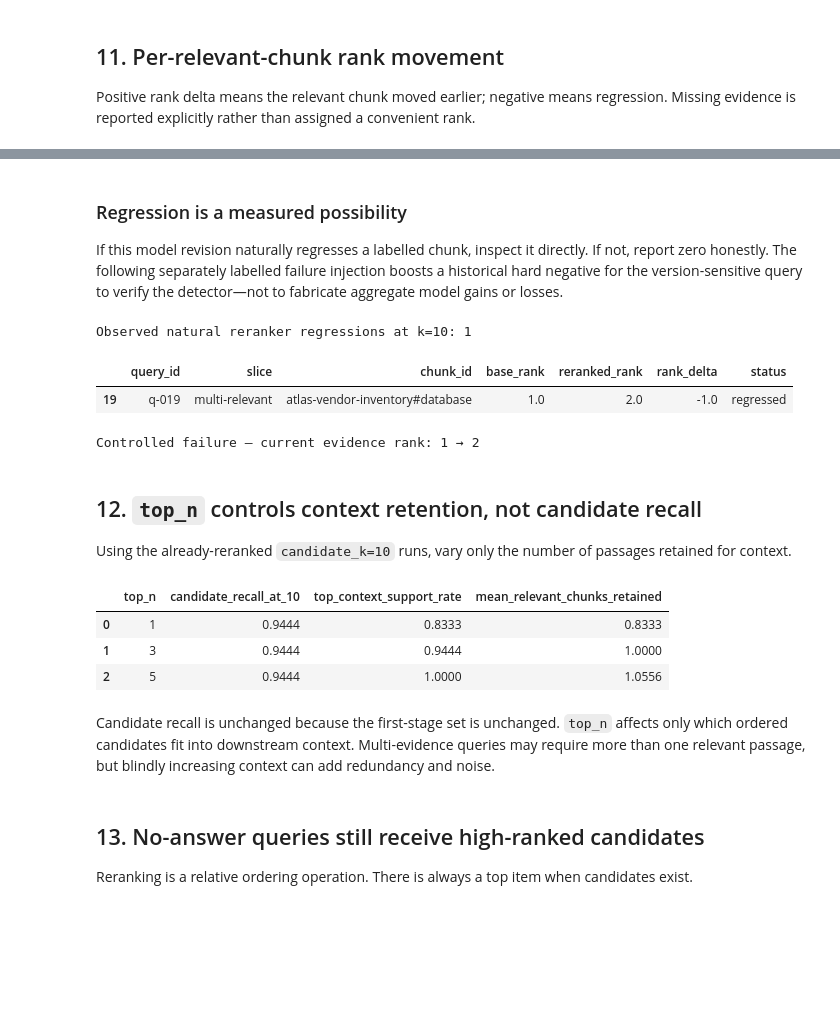
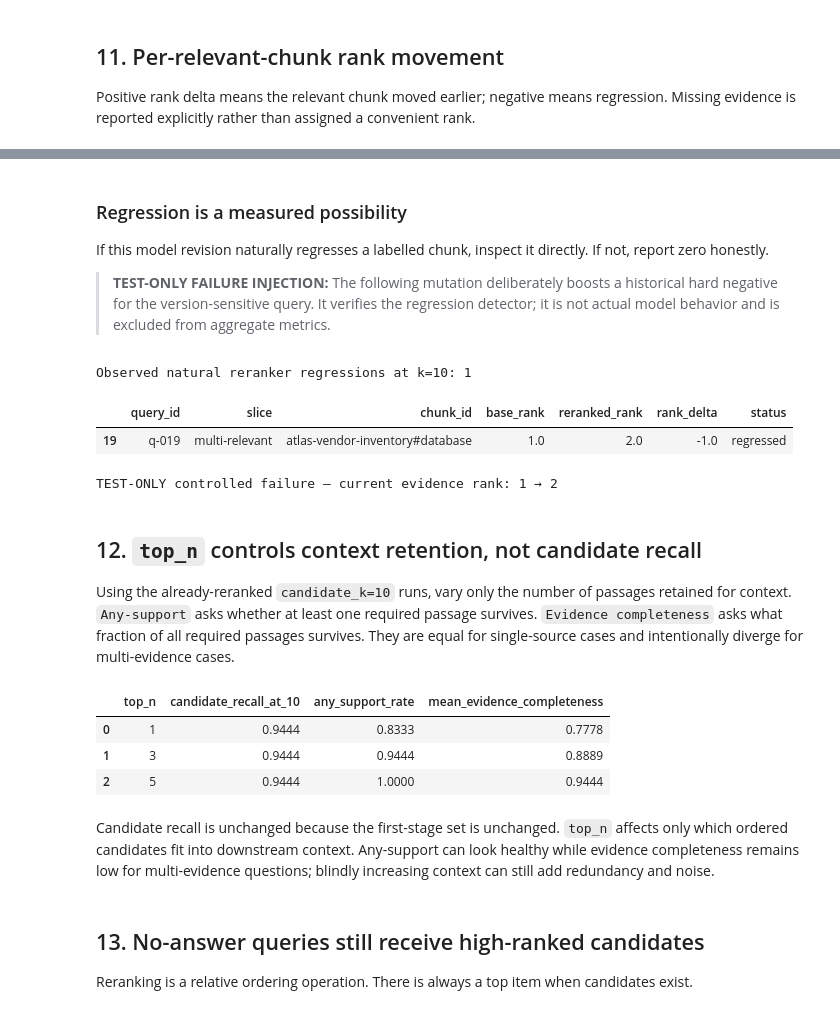
Before and after one commit to mahsa-teimourikia/awesome-rag, a Jupyter notebook: curriculum/intermediate/03-query-reranking/03_query_reranking.ipynb, the cells around one changed output, grey strips where cells are left out. Saved outputs shown, nothing was run; the diff lists cells and outputs as text; code cells hidden in the pictures; blank space fills up the shorter version.

```diff
--- a/curriculum/intermediate/03-query-reranking/03_query_reranking.ipynb
+++ b/curriculum/intermediate/03-query-reranking/03_query_reranking.ipynb
@@ -458,12 +462,19 @@ def ndcg_at_k(items: list[dict], relevant_ids: set[str], k: int) -> float | None
     return dcg / idcg if idcg else 0.0
 
 
-def top_context_support(items: list[dict], relevant_ids: set[str], top_n: int) -> float | None:
+def any_evidence_support(items: list[dict], relevant_ids: set[str], top_n: int) -> float | None:
     if not relevant_ids:
         return None
     return float(bool(set(ranked_ids(items)[:top_n]) & relevant_ids))
 
 
+def evidence_completeness(items: list[dict], relevant_ids: set[str], top_n: int) -> float | None:
+    if not relevant_ids:
+        return None
+    top_ids = set(ranked_ids(items)[:top_n])
+    return len(top_ids & relevant_ids) / len(relevant_ids)
+
+
 def mean_defined(values: list[float | None]) -> float:
     defined = [value for value in values if value is not None]
     return float(np.mean(defined)) if defined else float("nan")
@@ -495,8 +506,10 @@ def evaluate_case(case: dict, candidate_k: int, top_n: int = 3) -> dict:
         "reranked_ndcg5": ndcg_at_k(reranked, relevant, 5),
         "baseline_precision3": precision_at_k(candidates, relevant, 3),
         "reranked_precision3": precision_at_k(reranked, relevant, 3),
-        "baseline_support": top_context_support(candidates, relevant, top_n),
-        "reranked_support": top_context_support(reranked, relevant, top_n),
+        "baseline_any_support": any_evidence_support(candidates, relevant, top_n),
+        "reranked_any_support": any_evidence_support(reranked, relevant, top_n),
+        "baseline_completeness": evidence_completeness(candidates, relevant, top_n),
+        "reranked_completeness": evidence_completeness(reranked, relevant, top_n),
         "retrieval_ms": retrieval_ms,
         "rerank_ms": rerank_ms,
         "total_ms": retrieval_ms + rerank_ms,
@@ -655,7 +668,9 @@ regressed                   1
 # %% [markdown]
 ### Regression is a measured possibility
 
-If this model revision naturally regresses a labelled chunk, inspect it directly. If not, report zero honestly. The following separately labelled failure injection boosts a historical hard negative for the version-sensitive query to verify the detector—not to fabricate aggregate model gains or losses.
+If this model revision naturally regresses a labelled chunk, inspect it directly. If not, report zero honestly.
+
+> **TEST-ONLY FAILURE INJECTION:** The following mutation deliberately boosts a historical hard negative for the version-sensitive query. It verifies the regression detector; it is not actual model behavior and is excluded from aggregate metrics.
 # %%
 natural_regressions = movement_df[movement_df["status"] == "regressed"]
 if natural_regressions.empty:
@@ -670,49 +685,48 @@ historical_id = "r17-historical-policy-v1#assessment"
 current_id = "r17-vendor-policy-v2#assessment"
 historical_item = next(item for item in injected if item["doc"].metadata["chunk_id"] == historical_id)
 max_score = max(item["reranker_score"] for item in injected)
-historical_item["reranker_score"] = max_score + 1.0  # controlled version-confusion injection
+historical_item["reranker_score"] = max_score + 1.0  # TEST-ONLY FAILURE INJECTION
 injected.sort(key=lambda item: item["reranker_score"], reverse=True)
 injected = [{**item, "reranked_rank": rank} for rank, item in enumerate(injected, start=1)]
 
 original_current_rank = next(item["reranked_rank"] for item in version_run["reranked"] if item["doc"].metadata["chunk_id"] == current_id)
 injected_current_rank = next(item["reranked_rank"] for item in injected if item["doc"].metadata["chunk_id"] == current_id)
-print("Controlled failure — current evidence rank:", original_current_rank, "→", injected_current_rank)
+print("TEST-ONLY controlled failure — current evidence rank:", original_current_rank, "→", injected_current_rank)
 assert injected_current_rank >= original_current_rank
 # %% [output]
 Observed natural reranker regressions at k=10: 1
 |  | query_id | slice | chunk_id | base_rank | reranked_rank | rank_delta | status |
 | 19 | q-019 | multi-relevant | atlas-vendor-inventory#database | 1.0 | 2.0 | -1.0 | regressed |
-Controlled failure — current evidence rank: 1 → 2
+TEST-ONLY controlled failure — current evidence rank: 1 → 2
 # %% [markdown]
 ## 12. `top_n` controls context retention, not candidate recall
 
-Using the already-reranked `candidate_k=10` runs, vary only the number of passages retained for context.
+Using the already-reranked `candidate_k=10` runs, vary only the number of passages retained for context. `Any-support` asks whether at least one required passage survives. `Evidence completeness` asks what fraction of all required passages survives. They are equal for single-source cases and intentionally diverge for multi-evidence cases.
 # %%
 top_n_rows = []
 for top_n in TOP_N_VALUES:
     top_n_rows.append({
         "top_n": top_n,
         "candidate_recall_at_10": mean_defined([run["candidate_recall"] for run in runs_by_budget[10]]),
-        "top_context_support_rate": mean_defined([
-            top_context_support(run["reranked"], run["relevant_chunk_ids"], top_n)
+        "any_support_rate": mean_defined([
+            any_evidence_support(run["reranked"], run["relevant_chunk_ids"], top_n)
             for run in runs_by_budget[10]
         ]),
-        "mean_relevant_chunks_retained": float(np.mean([
-            len(set(ranked_ids(run["reranked"])[:top_n]) & run["relevant_chunk_ids"])
+        "mean_evidence_completeness": mean_defined([
+            evidence_completeness(run["reranked"], run["relevant_chunk_ids"], top_n)
             for run in runs_by_budget[10]
-            if run["relevant_chunk_ids"]
-        ])),
+        ]),
     })
 
 top_n_summary = pd.DataFrame(top_n_rows)
 top_n_summary.round(4)
 # %% [output]
-|  | top_n | candidate_recall_at_10 | top_context_support_rate | mean_relevant_chunks_retained |
-| 0 | 1 | 0.9444 | 0.8333 | 0.8333 |
-| 1 | 3 | 0.9444 | 0.9444 | 1.0000 |
-| 2 | 5 | 0.9444 | 1.0000 | 1.0556 |
+|  | top_n | candidate_recall_at_10 | any_support_rate | mean_evidence_completeness |
+| 0 | 1 | 0.9444 | 0.8333 | 0.7778 |
+| 1 | 3 | 0.9444 | 0.9444 | 0.8889 |
+| 2 | 5 | 0.9444 | 1.0000 | 0.9444 |
 # %% [markdown]
-Candidate recall is unchanged because the first-stage set is unchanged. `top_n` affects only which ordered candidates fit into downstream context. Multi-evidence queries may require more than one relevant passage, but blindly increasing context can add redundancy and noise.
+Candidate recall is unchanged because the first-stage set is unchanged. `top_n` affects only which ordered candidates fit into downstream context. Any-support can look healthy while evidence completeness remains low for multi-evidence questions; blindly increasing context can still add redundancy and noise.
 # %% [markdown]
 ## 13. No-answer queries still receive high-ranked candidates
 
```
Also changed, not shown: parts of 8 cells of this notebook, 1 other file.
